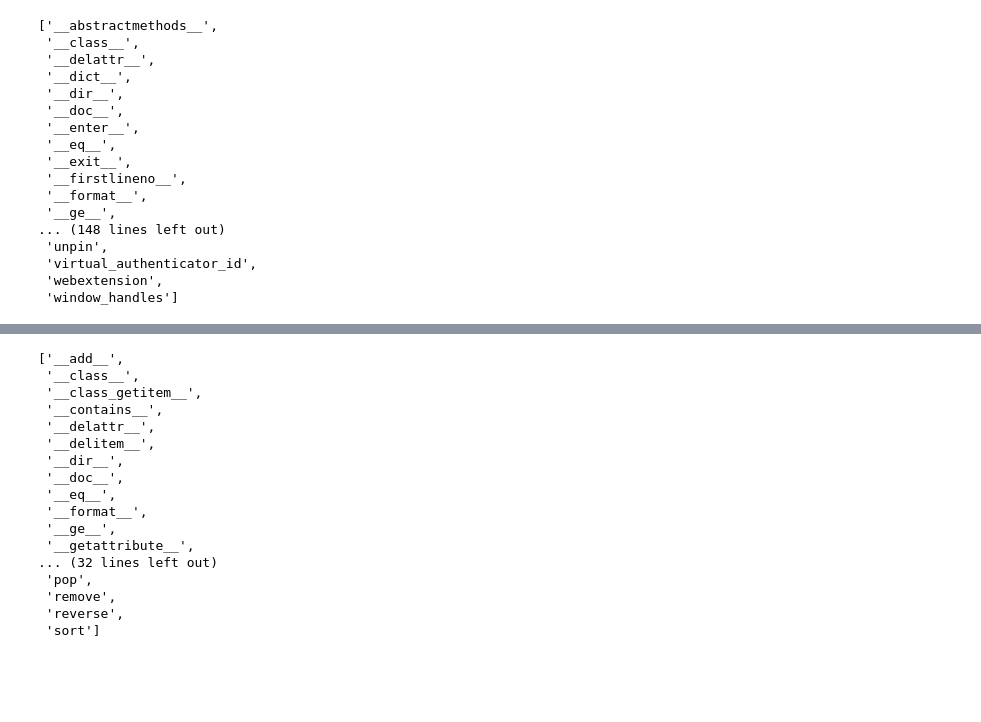
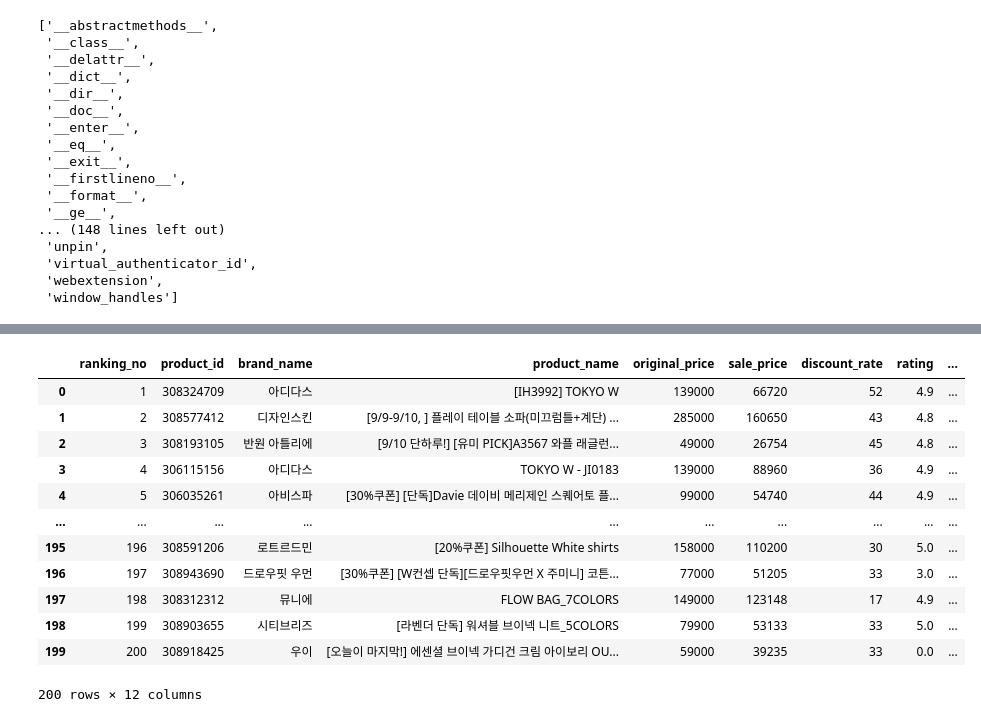
Before and after one commit to Divjason/datamarketing-Megastuty-260828, a Jupyter notebook: 260909/wconcept.ipynb, the cells around one changed output, grey strips where cells are left out. Saved outputs shown, nothing was run; the diff lists cells and outputs as text; code cells hidden in the pictures; blank space fills up the shorter version.

```diff
--- a/260909/wconcept.ipynb
+++ b/260909/wconcept.ipynb
@@ -267,20 +398,16 @@ wconcept 방문조회 완료
 # %%
-dir(items)
+product_df
 # %% [output]
+|  | ranking_no | product_id | brand_name | product_name | original_price | sale_price | discount_rate | rating | ... |
+| 0 | 1 | 308324709 | 아디다스 | [IH3992] TOKYO W | 139000 | 66720 | 52 | 4.9 | ... |
+| 1 | 2 | 308577412 | 디자인스킨 | [9/9-9/10, ] 플레이 테이블 소파(미끄럼틀+계단) ... | 285000 | 160650 | 43 | 4.8 | ... |
+| 2 | 3 | 308193105 | 반원 아틀리에 | [9/10 단하루!] [유미 PICK]A3567 와플 래글런... | 49000 | 26754 | 45 | 4.8 | ... |
+| 3 | 4 | 306115156 | 아디다스 | TOKYO W - JI0183 | 139000 | 88960 | 36 | 4.9 | ... |
+| 4 | 5 | 306035261 | 아비스파 | [30%쿠폰] [단독]Davie 데이비 메리제인 스퀘어토 플... | 99000 | 54740 | 44 | 4.9 | ... |
+| ... | ... | ... | ... | ... | ... | ... | ... | ... | ... |
+| 195 | 196 | 308591206 | 로트르드민 | [20%쿠폰] Silhouette White shirts | 158000 | 110200 | 30 | 5.0 | ... |
+| 196 | 197 | 308943690 | 드로우핏 우먼 | [30%쿠폰] [W컨셉 단독][드로우핏우먼 X 주미니] 코튼... | 77000 | 51205 | 33 | 3.0 | ... |
+| 197 | 198 | 308312312 | 뮤니에 | FLOW BAG_7COLORS | 149000 | 123148 | 17 | 4.9 | ... |
+| 198 | 199 | 308903655 | 시티브리즈 | [라벤더 단독] 워셔블 브이넥 니트_5COLORS | 79900 | 53133 | 33 | 5.0 | ... |
+| 199 | 200 | 308918425 | 우이 | [오늘이 마지막!] 에센셜 브이넥 가디건 크림 아이보리 OU... | 59000 | 39235 | 33 | 0.0 | ... |
-['__add__',
- '__class__',
- '__class_getitem__',
- '__contains__',
- '__delattr__',
- '__delitem__',
- '__dir__',
- '__doc__',
- '__eq__',
- '__format__',
- '__ge__',
- '__getattribute__',
-... (32 lines left out)
- 'pop',
- 'remove',
- 'reverse',
- 'sort']
+200 rows × 12 columns
```
Also changed, not shown: parts of 4 cells of this notebook, 7 other files.
